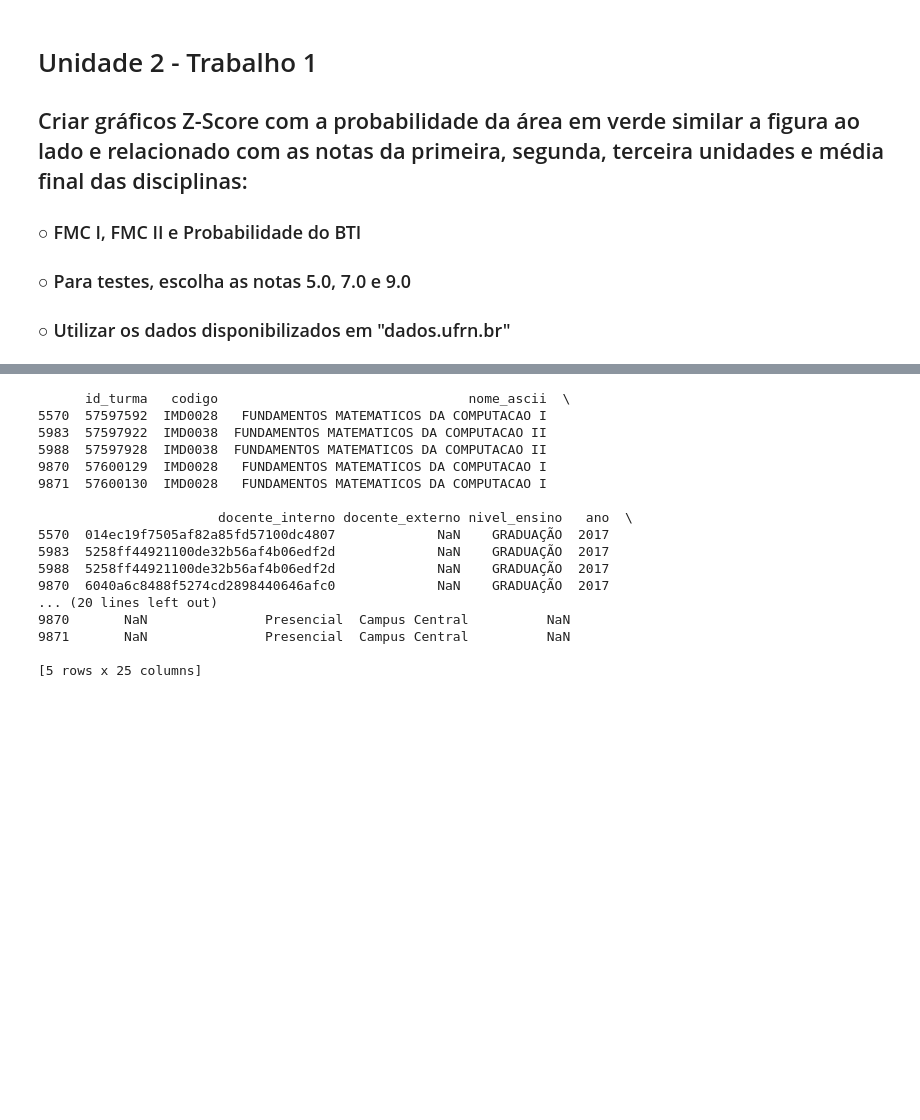
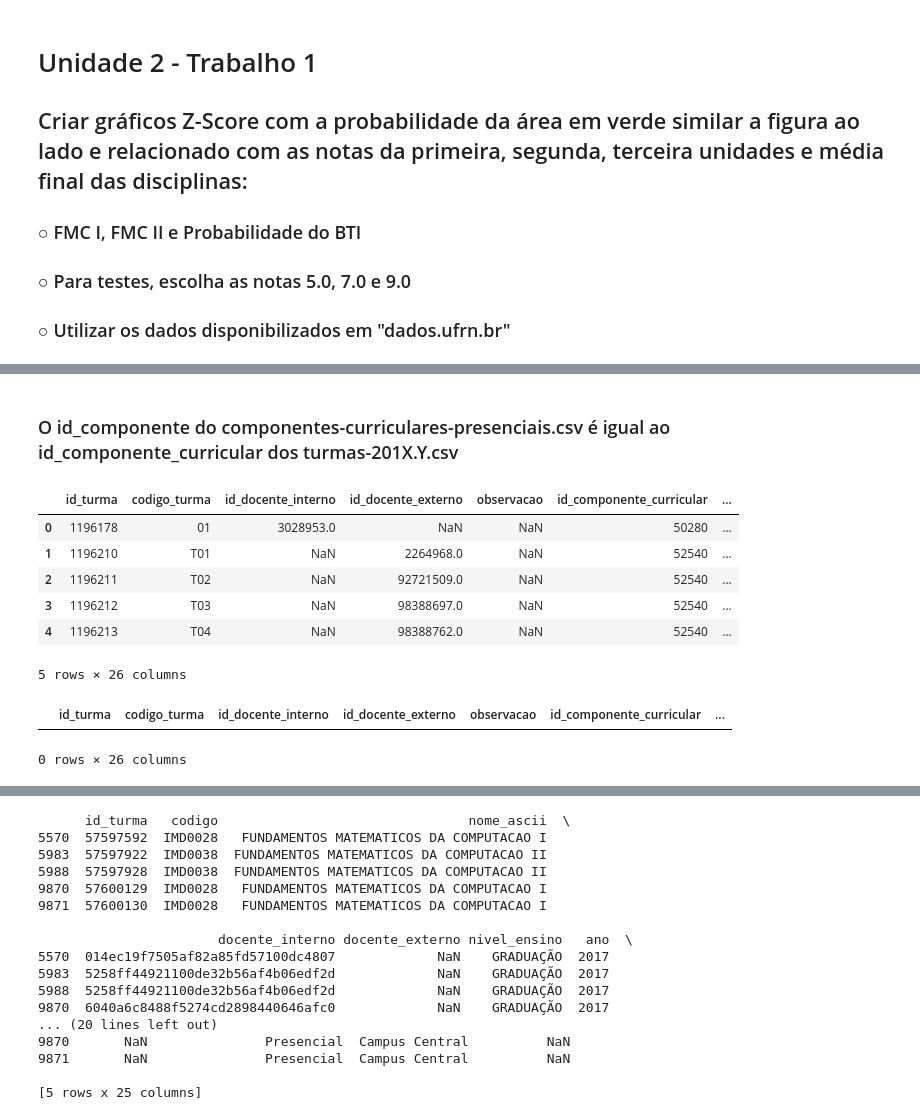
Before and after one commit to paulalps/Probabilidade, a Jupyter notebook: Unidade 2 - Trabalho 1/Trabalho 1.ipynb, the cells around one changed output, grey strips where cells are left out. Saved outputs shown, nothing was run; the diff lists cells and outputs as text; code cells hidden in the pictures; blank space fills up the shorter version.

```diff
--- a/Unidade 2 - Trabalho 1/Trabalho 1.ipynb
+++ b/Unidade 2 - Trabalho 1/Trabalho 1.ipynb
@@ -7,0 +26,33 @@
+# %% [markdown]
+### O id_componente do componentes-curriculares-presenciais.csv é igual ao id_componente_curricular dos turmas-201X.Y.csv
+# %%
+#Ler os arquivos das turmas desde 2013.1
+
+#PEGAR PRA FMC I, FMC II E PROBABILIDADE
+turmas2017_1 = pd.read_csv("turmas-2017.1.csv", sep = ";")
+turmas2016_2 = pd.read_csv("turmas-2016.2.csv", sep = ";")
+turmas2016_1 = pd.read_csv("turmas-2016.1.csv", sep = ";")
+turmas2015_2 = pd.read_csv("turmas-2015.2.csv", sep = ";")
+turmas2015_1 = pd.read_csv("turmas-2015.1.csv", sep = ";")
+turmas2014_2 = pd.read_csv("turmas-2014.2.csv", sep = ";")
+turmas2014_1 = pd.read_csv("turmas-2014.1.csv", sep = ";")
+
+#PEGAR PRA PROBABILIDADE
+turmas2013_2 = pd.read_csv("turmas-2013.2.csv", sep = ";")
+turmas2013_1 = pd.read_csv("turmas-2013.1.csv", sep = ";")
+
+turmas2013_1.head()
+# %% [output]
+|  | id_turma | codigo_turma | id_docente_interno | id_docente_externo | observacao | id_componente_curricular | ... |
+| 0 | 1196178 | 01 | 3028953.0 | NaN | NaN | 50280 | ... |
+| 1 | 1196210 | T01 | NaN | 2264968.0 | NaN | 52540 | ... |
+| 2 | 1196211 | T02 | NaN | 92721509.0 | NaN | 52540 | ... |
+| 3 | 1196212 | T03 | NaN | 98388697.0 | NaN | 52540 | ... |
+| 4 | 1196213 | T04 | NaN | 98388762.0 | NaN | 52540 | ... |
+5 rows × 26 columns
+# %%
+turmas2013_1 = turmas2013_1[turmas2013_1['id_componente_curricular']==turmas_imd_id[8]]
+turmas2013_1.head()
+# %% [output]
+|  | id_turma | codigo_turma | id_docente_interno | id_docente_externo | observacao | id_componente_curricular | ... |
+0 rows × 26 columns
```
Also changed, not shown: parts of 6 cells of this notebook.
